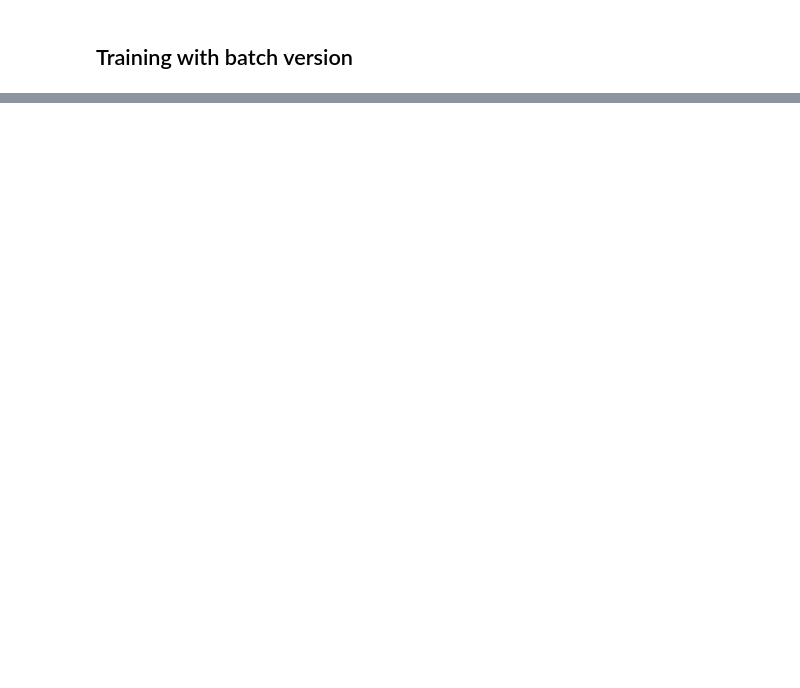
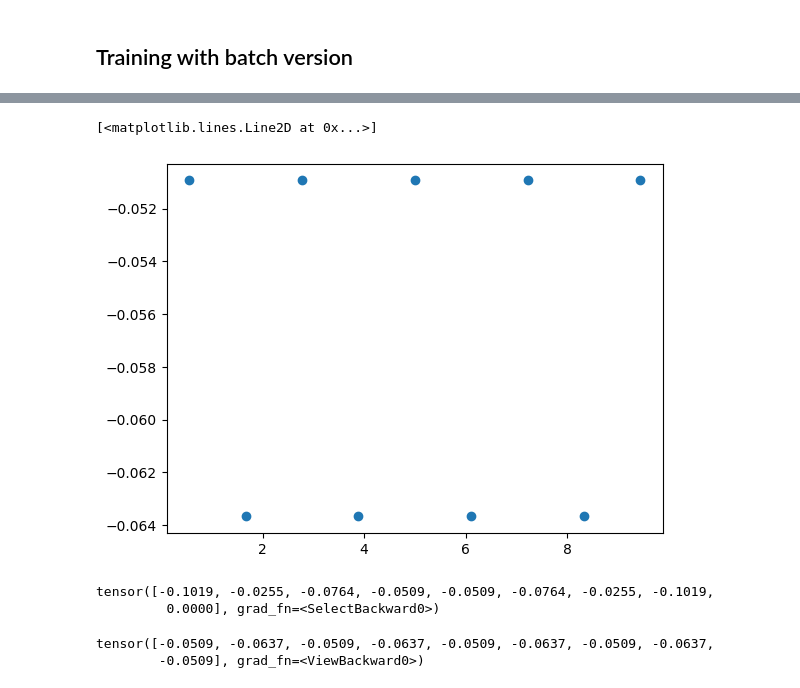
Before and after one commit to AlexandreDabySeesaram/Simplified_1D_NeuROM, a Jupyter notebook: 1D_element_based.ipynb, the cells around one changed output, grey strips where cells are left out. Cells and saved outputs as stored; diff of their text form; code cells hidden in the pictures; blank space fills up the shorter version.

```diff
--- a/1D_element_based.ipynb
+++ b/1D_element_based.ipynb
@@ -283,0 +283,17 @@ i = 1999 | loss = -7171087.98
+# %%
+plt.figure()
+plt.plot(x_g.data,u.data, 'o')
+# plt.plot(model.nodes.data,model.nodes_values.data,'+')
+# %% [output]
+[<matplotlib.lines.Line2D at 0x...>]
+[figure, added]
+# %%
+model.nodes_values[:,1,0]
+# %% [output]
+tensor([-0.1019, -0.0255, -0.0764, -0.0509, -0.0509, -0.0764, -0.0255, -0.1019,
+         0.0000], grad_fn=<SelectBackward0>)
+# %%
+u
+# %% [output]
+tensor([-0.0509, -0.0637, -0.0509, -0.0637, -0.0509, -0.0637, -0.0509, -0.0637,
+        -0.0509], grad_fn=<ViewBackward0>)
```
Also changed, not shown: parts of 12 cells of this notebook.
